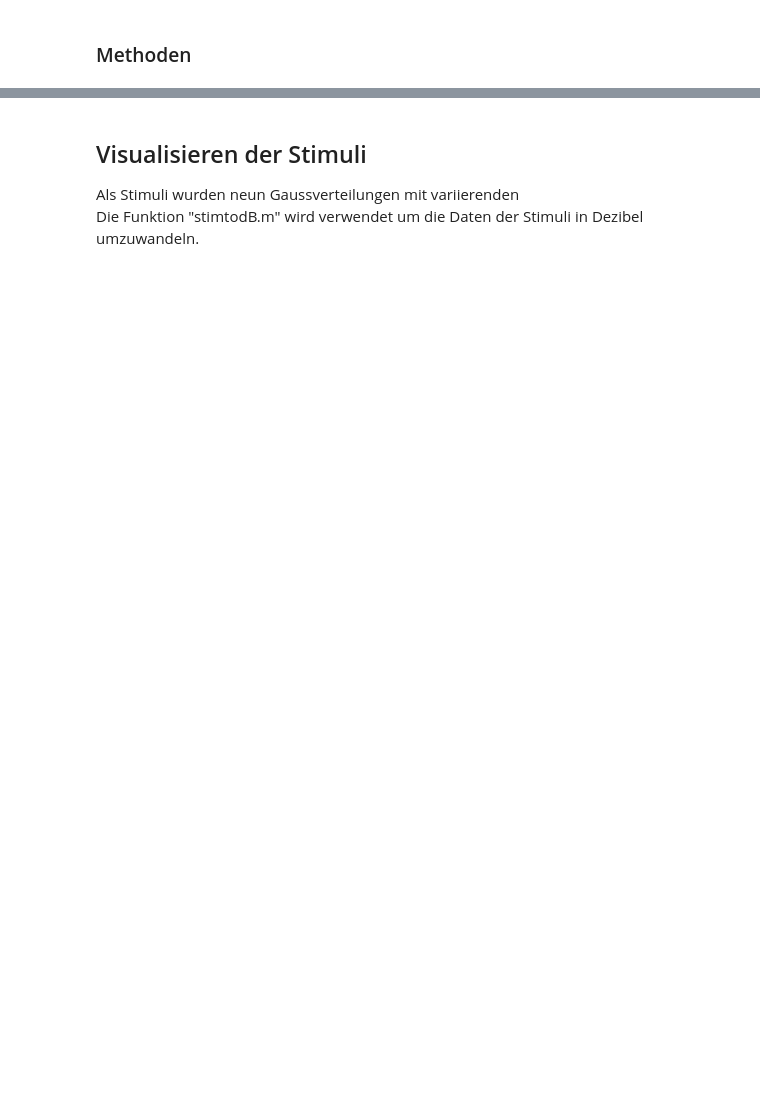
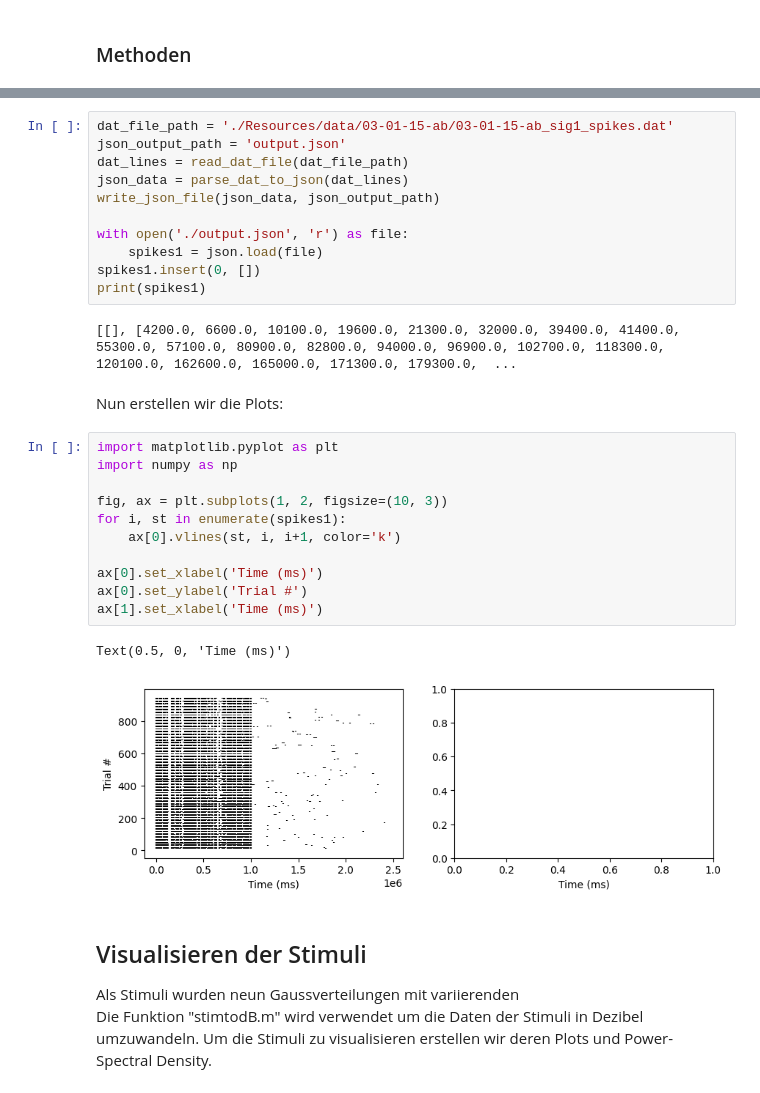
Before and after one commit to LeonKolb/Comp2, a Jupyter notebook: Project.ipynb, the cells around one changed output, grey strips where cells are left out. Drawn from its saved outputs; the diff is of its cells as text; blank space fills up the shorter version.

```diff
--- a/Project.ipynb
+++ b/Project.ipynb
@@ -92,4 +140,34 @@ Mögliche Bilder für visualisieren: Standard ROC-Curve, ROC-Curve mit verschied
+# %%
+dat_file_path = './Resources/data/03-01-15-ab/03-01-15-ab_sig1_spikes.dat'
+json_output_path = 'output.json'
+dat_lines = read_dat_file(dat_file_path)
+json_data = parse_dat_to_json(dat_lines)
+write_json_file(json_data, json_output_path)
+
+with open('./output.json', 'r') as file:
+    spikes1 = json.load(file)
+spikes1.insert(0, [])
+print(spikes1)
+# %% [output]
+[[], [4200.0, 6600.0, 10100.0, 19600.0, 21300.0, 32000.0, 39400.0, 41400.0, 55300.0, 57100.0, 80900.0, 82800.0, 94000.0, 96900.0, 102700.0, 118300.0, 120100.0, 162600.0, 165000.0, 171300.0, 179300.0,  ...
+# %% [markdown]
+Nun erstellen wir die Plots:
+# %%
+import matplotlib.pyplot as plt
+import numpy as np
+
+fig, ax = plt.subplots(1, 2, figsize=(10, 3))
+for i, st in enumerate(spikes1):
+    ax[0].vlines(st, i, i+1, color='k')
+
+ax[0].set_xlabel('Time (ms)')
+ax[0].set_ylabel('Trial #')
+ax[1].set_xlabel('Time (ms)')
+# %% [output]
+Text(0.5, 0, 'Time (ms)')
+[figure, added]
 # %% [markdown]
 ## Visualisieren der Stimuli <a name="vis_stim"></a>
-Als Stimuli wurden neun Gaussverteilungen mit variierenden <!-- wofür steht "co"? Was ist die modality? Was ist "lmd_co200.dat"? -->
-<br> Die Funktion "stimtodB.m" wird verwendet um die Daten der Stimuli in Dezibel umzuwandeln.
+Als Stimuli wurden neun Gaussverteilungen mit variierenden
+<br> Die Funktion "stimtodB.m" wird verwendet um die Daten der Stimuli in Dezibel umzuwandeln. <!-- Beschreibung Stimuli -->
+Um die Stimuli zu visualisieren erstellen wir deren Plots und Power-Spectral Density.
```
Also changed, not shown: parts of 6 cells of this notebook, 2 other files.
